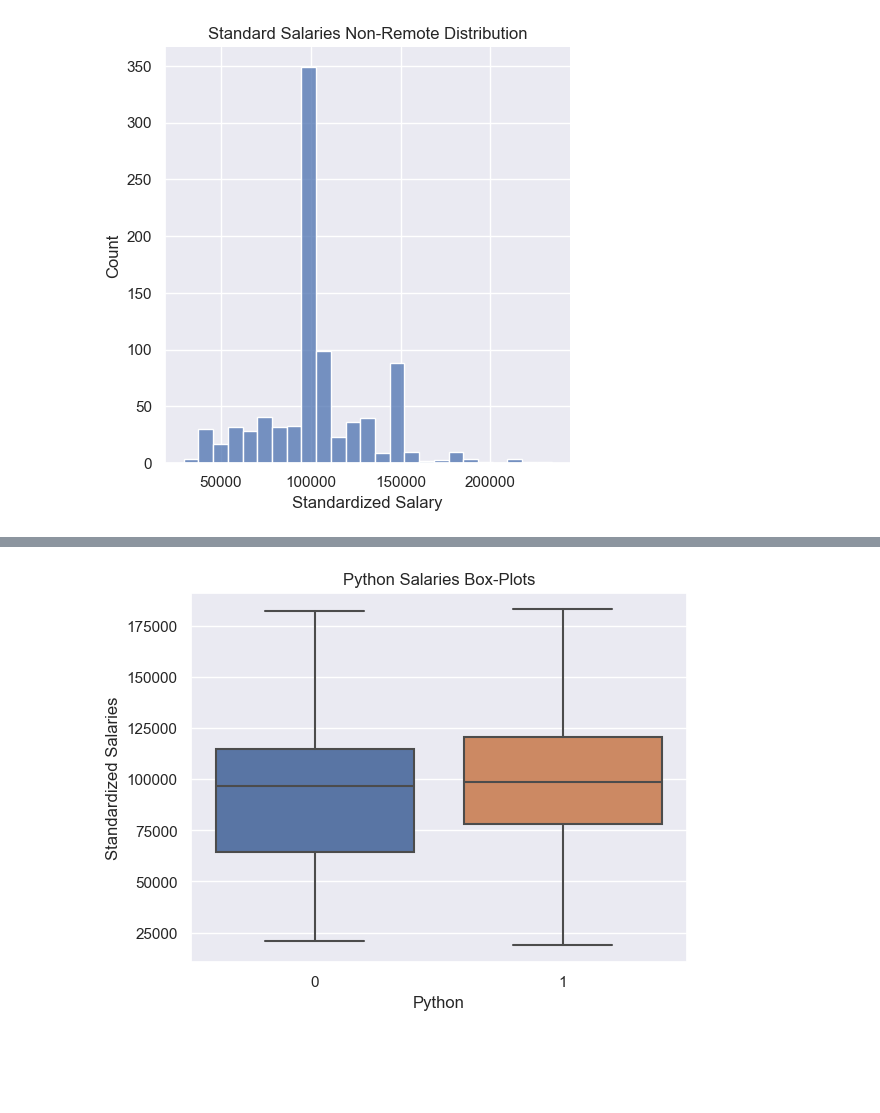
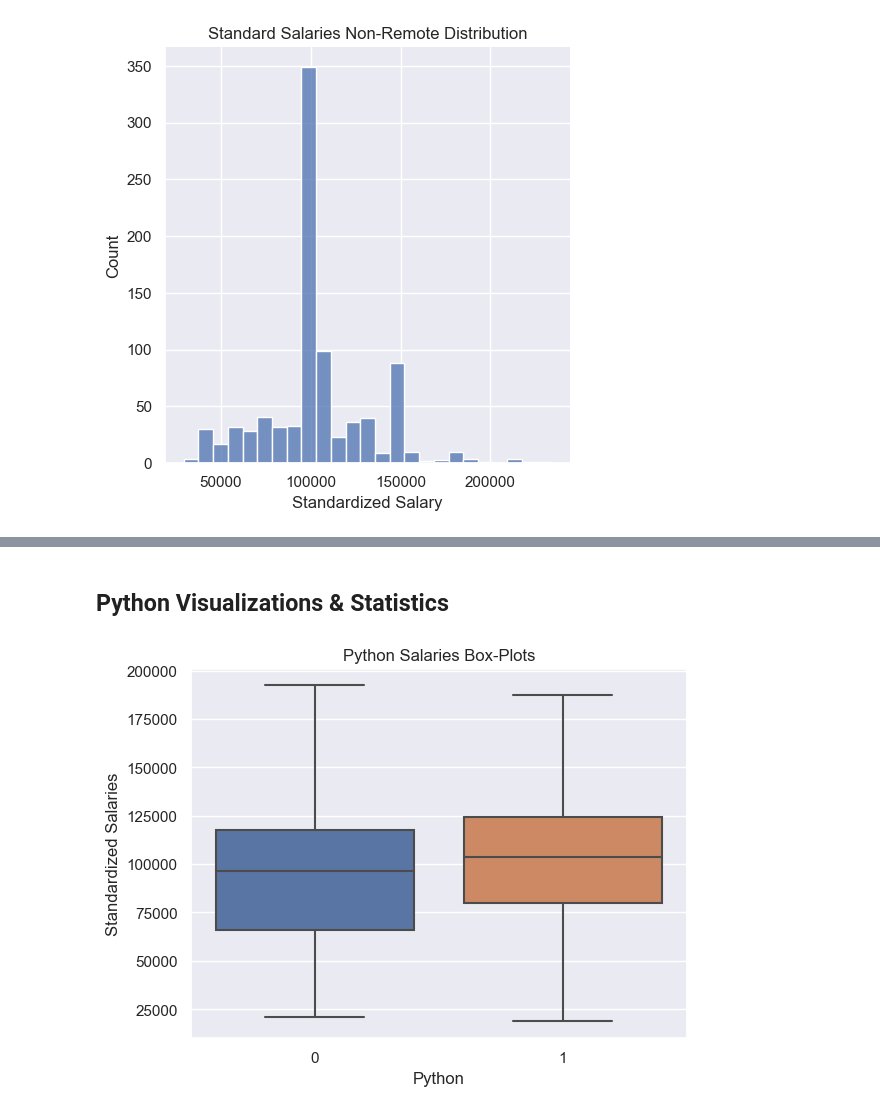
Before and after one commit to tpham16/Data-Analysts-Market-Analysis, a Jupyter notebook: eda.ipynb, the cells around one changed output, grey strips where cells are left out. Saved outputs shown, nothing was run; the diff lists cells and outputs as text; code cells hidden in the pictures; blank space fills up the shorter version.

```diff
--- a/eda.ipynb
+++ b/eda.ipynb
@@ -47,11 +92,13 @@ plt.show()
+# %% [markdown]
+## Python Visualizations & Statistics
 # %%
 # distribution of salaries for skill-occurence: sql, python, tableau
+sns.boxplot(data = standard_salaries, x='python', y='salary_standardized', showfliers = False)
 
-sns.boxplot(data = standard_salaries, x='p', y='salary_standardized', showfliers = False)
 plt.xlabel('Python')
 plt.ylabel('Standardized Salaries')
 plt.title('Python Salaries Box-Plots')
 plt.savefig('images/python_salaries.png', dpi = 300, bbox_inches = "tight")
 plt.show()
 # %% [output]
-[figure, old version]
+[figure, new version]
```
Also changed, not shown: parts of 28 cells of this notebook, 21 other files.
